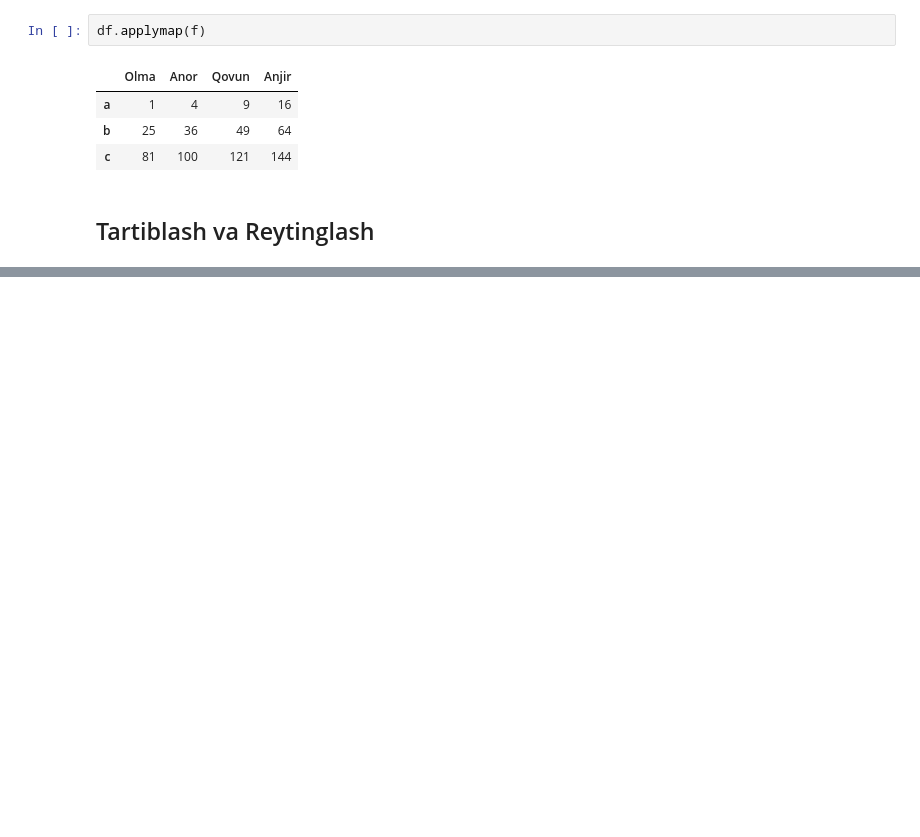
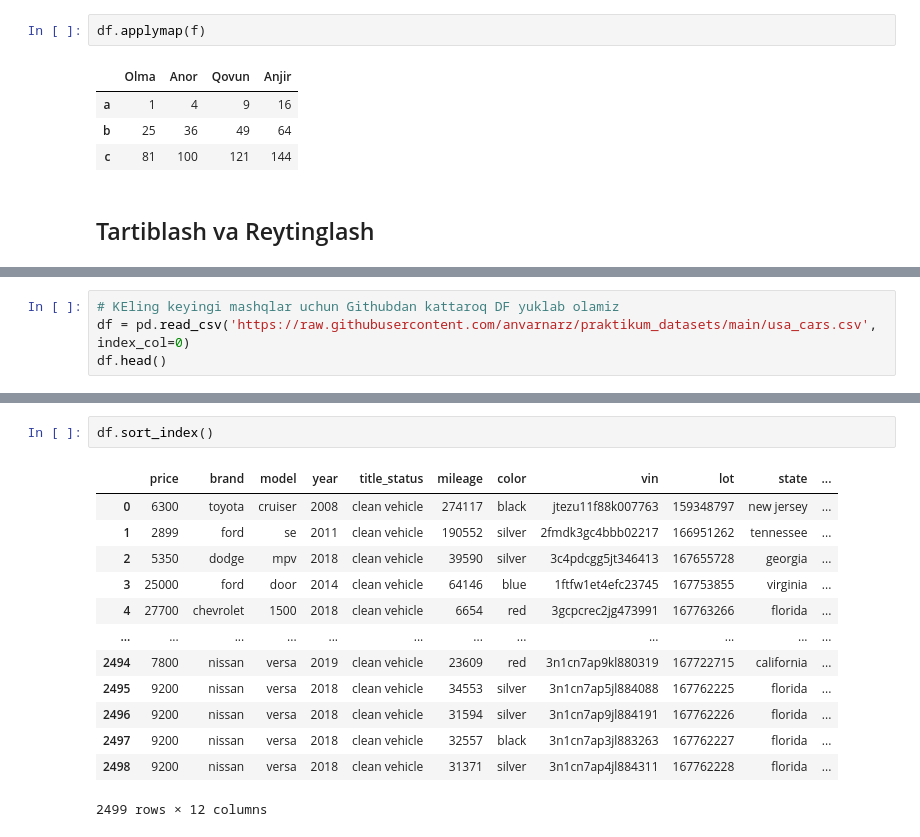
Before and after one commit to otabekqoroboyev/data-science-pandas, a Jupyter notebook: arifmetik_amallar_pd.ipynb, the cells around one changed output, grey strips where cells are left out. Drawn from its saved outputs; the diff is of its cells as text; blank space fills up the shorter version.

```diff
--- a/arifmetik_amallar_pd.ipynb
+++ b/arifmetik_amallar_pd.ipynb
@@ -294,0 +326,4 @@ df.applymap(f)
+# %%
+# KEling keyingi mashqlar uchun Githubdan kattaroq DF yuklab olamiz
+df = pd.read_csv('https://raw.githubusercontent.com/anvarnarz/praktikum_datasets/main/usa_cars.csv', index_col=0)
+df.head()
@@ -294,0 +337,16 @@ df.applymap(f)
+# %%
+df.sort_index()
+# %% [output]
+|  | price | brand | model | year | title_status | mileage | color | vin | lot | state | ... |
+| 0 | 6300 | toyota | cruiser | 2008 | clean vehicle | 274117 | black | jtezu11f88k007763 | 159348797 | new jersey | ... |
+| 1 | 2899 | ford | se | 2011 | clean vehicle | 190552 | silver | 2fmdk3gc4bbb02217 | 166951262 | tennessee | ... |
+| 2 | 5350 | dodge | mpv | 2018 | clean vehicle | 39590 | silver | 3c4pdcgg5jt346413 | 167655728 | georgia | ... |
+| 3 | 25000 | ford | door | 2014 | clean vehicle | 64146 | blue | 1ftfw1et4efc23745 | 167753855 | virginia | ... |
+| 4 | 27700 | chevrolet | 1500 | 2018 | clean vehicle | 6654 | red | 3gcpcrec2jg473991 | 167763266 | florida | ... |
+| ... | ... | ... | ... | ... | ... | ... | ... | ... | ... | ... | ... |
+| 2494 | 7800 | nissan | versa | 2019 | clean vehicle | 23609 | red | 3n1cn7ap9kl880319 | 167722715 | california | ... |
+| 2495 | 9200 | nissan | versa | 2018 | clean vehicle | 34553 | silver | 3n1cn7ap5jl884088 | 167762225 | florida | ... |
+| 2496 | 9200 | nissan | versa | 2018 | clean vehicle | 31594 | silver | 3n1cn7ap9jl884191 | 167762226 | florida | ... |
+| 2497 | 9200 | nissan | versa | 2018 | clean vehicle | 32557 | black | 3n1cn7ap3jl883263 | 167762227 | florida | ... |
+| 2498 | 9200 | nissan | versa | 2018 | clean vehicle | 31371 | silver | 3n1cn7ap4jl884311 | 167762228 | florida | ... |
+2499 rows × 12 columns
```
Also changed, not shown: parts of 27 cells of this notebook.
